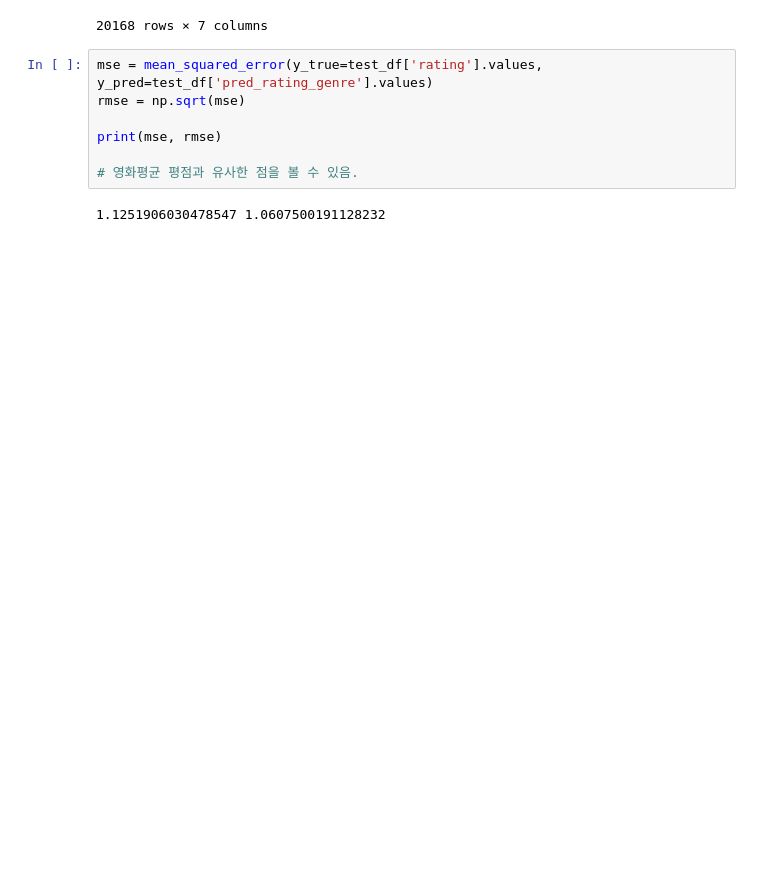
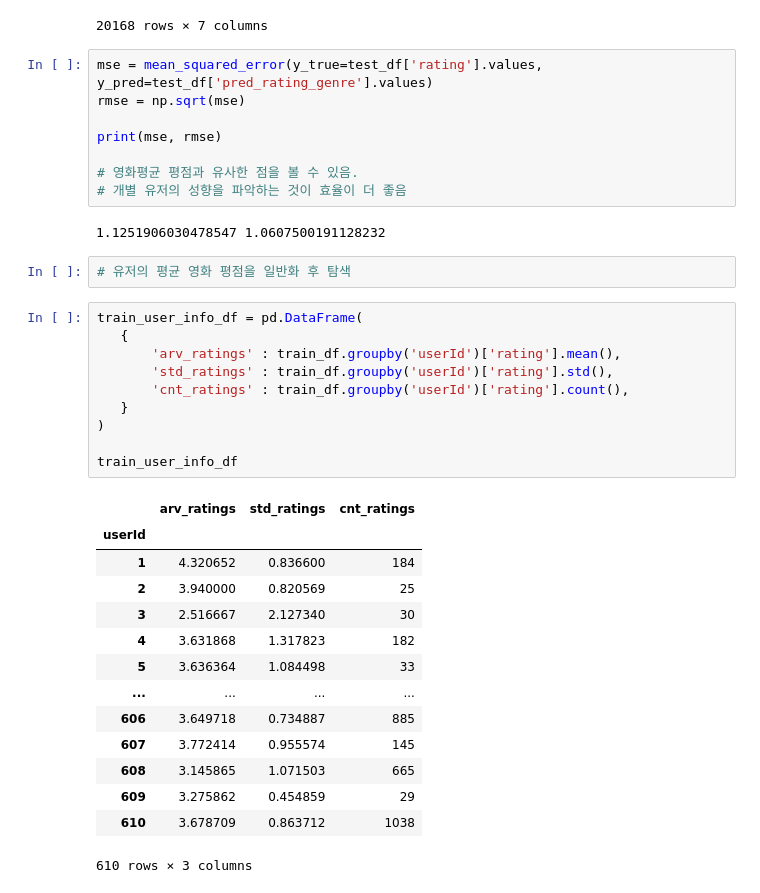
Before and after one commit to Vaycold/Vaycold, a Jupyter notebook: Recommend_Algorithm/간단한 추천시스템 만들기.ipynb, the cells around one changed output. Drawn from its saved outputs; the diff is of its cells as text; blank space fills up the shorter version.

```diff
--- a/Recommend_Algorithm/간단한 추천시스템 만들기.ipynb
+++ b/Recommend_Algorithm/간단한 추천시스템 만들기.ipynb
@@ -719,5 +719,33 @@ rmse = np.sqrt(mse)
 print(mse, rmse)
 
 # 영화평균 평점과 유사한 점을 볼 수 있음.
+# 개별 유저의 성향을 파악하는 것이 효율이 더 좋음
 # %% [output]
 1.1251906030478547 1.0607500191128232
+# %%
+# 유저의 평균 영화 평점을 일반화 후 탐색
+# %%
+train_user_info_df = pd.DataFrame(
+   {
+       'arv_ratings' : train_df.groupby('userId')['rating'].mean(),
+       'std_ratings' : train_df.groupby('userId')['rating'].std(),
+       'cnt_ratings' : train_df.groupby('userId')['rating'].count(),
+   }
+)
+
+train_user_info_df
+# %% [output]
+|  | arv_ratings | std_ratings | cnt_ratings |
+| userId |  |  |  |
+| 1 | 4.320652 | 0.836600 | 184 |
+| 2 | 3.940000 | 0.820569 | 25 |
+| 3 | 2.516667 | 2.127340 | 30 |
+| 4 | 3.631868 | 1.317823 | 182 |
+| 5 | 3.636364 | 1.084498 | 33 |
+| ... | ... | ... | ... |
+| 606 | 3.649718 | 0.734887 | 885 |
+| 607 | 3.772414 | 0.955574 | 145 |
+| 608 | 3.145865 | 1.071503 | 665 |
+| 609 | 3.275862 | 0.454859 | 29 |
+| 610 | 3.678709 | 0.863712 | 1038 |
+610 rows × 3 columns
```
Also changed, not shown: parts of 2 cells of this notebook.
